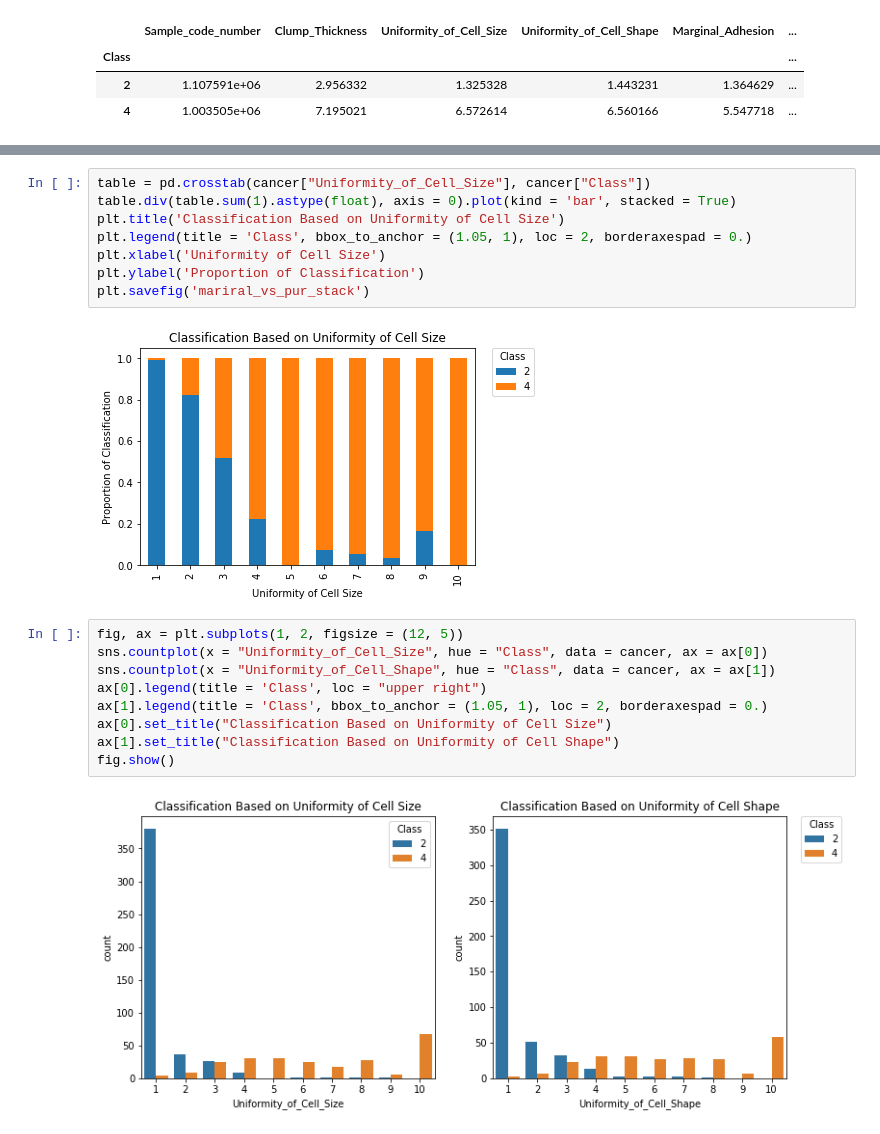
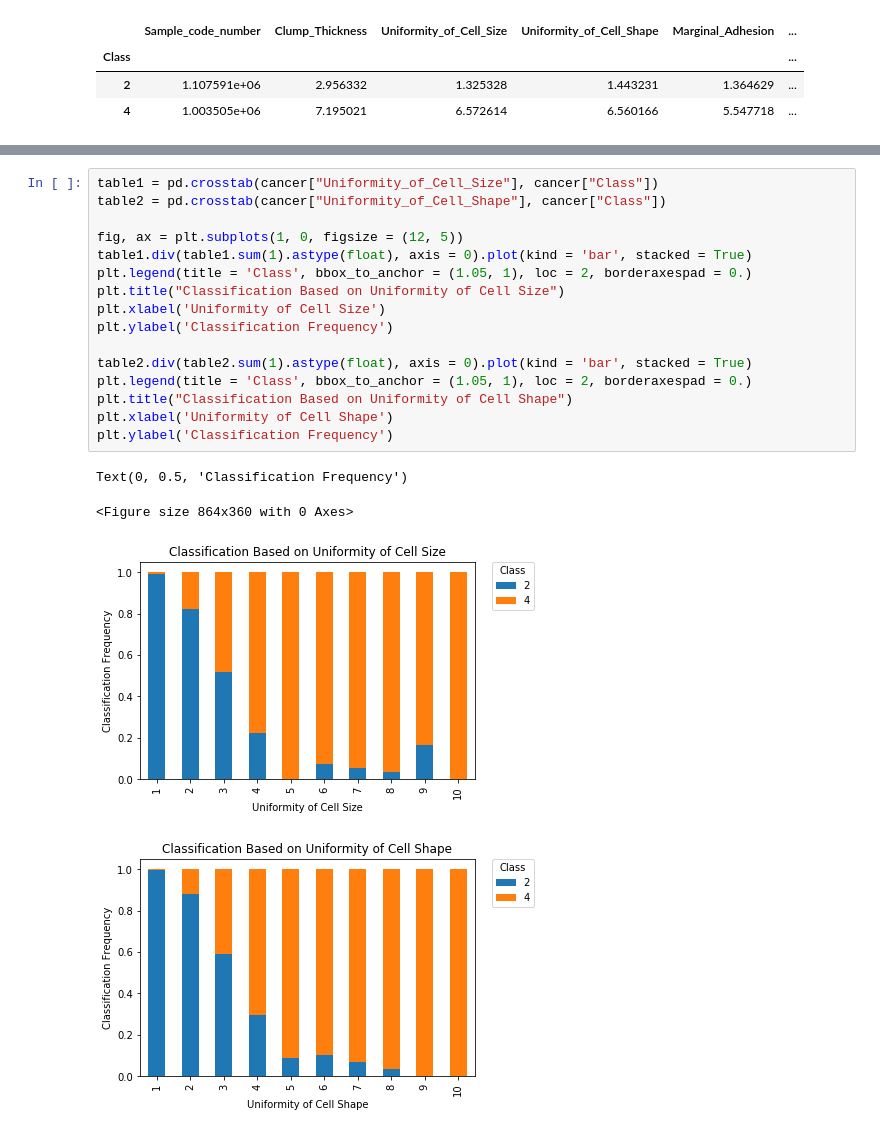
Before and after one commit to PhathuAuti/logreg_cancer, a Jupyter notebook: Predict Breast Cancer.ipynb, the cells around one changed output, grey strips where cells are left out. Cells and saved outputs as stored; diff of their text form.

```diff
--- a/Predict Breast Cancer.ipynb
+++ b/Predict Breast Cancer.ipynb
@@ -100,21 +102,21 @@ plt.savefig('clump_thick')
 # %%
-table = pd.crosstab(cancer["Uniformity_of_Cell_Size"], cancer["Class"])
-table.div(table.sum(1).astype(float), axis = 0).plot(kind = 'bar', stacked = True)
-plt.title('Classification Based on Uniformity of Cell Size')
+table1 = pd.crosstab(cancer["Uniformity_of_Cell_Size"], cancer["Class"])
+table2 = pd.crosstab(cancer["Uniformity_of_Cell_Shape"], cancer["Class"])
+
+fig, ax = plt.subplots(1, 0, figsize = (12, 5))
+table1.div(table1.sum(1).astype(float), axis = 0).plot(kind = 'bar', stacked = True)
 plt.legend(title = 'Class', bbox_to_anchor = (1.05, 1), loc = 2, borderaxespad = 0.)
+plt.title("Classification Based on Uniformity of Cell Size")
 plt.xlabel('Uniformity of Cell Size')
-plt.ylabel('Proportion of Classification')
-plt.savefig('mariral_vs_pur_stack')
+plt.ylabel('Classification Frequency')
+
+table2.div(table2.sum(1).astype(float), axis = 0).plot(kind = 'bar', stacked = True)
+plt.legend(title = 'Class', bbox_to_anchor = (1.05, 1), loc = 2, borderaxespad = 0.)
+plt.title("Classification Based on Uniformity of Cell Shape")
+plt.xlabel('Uniformity of Cell Shape')
+plt.ylabel('Classification Frequency')
 # %% [output]
+Text(0, 0.5, 'Classification Frequency')
+<Figure size 864x360 with 0 Axes>
-[figure, old version]
+[figure, new version]
+[figure, added]
-# %%
-fig, ax = plt.subplots(1, 2, figsize = (12, 5))
-sns.countplot(x = "Uniformity_of_Cell_Size", hue = "Class", data = cancer, ax = ax[0])
-sns.countplot(x = "Uniformity_of_Cell_Shape", hue = "Class", data = cancer, ax = ax[1])
-ax[0].legend(title = 'Class', loc = "upper right")
-ax[1].legend(title = 'Class', bbox_to_anchor = (1.05, 1), loc = 2, borderaxespad = 0.)
-ax[0].set_title("Classification Based on Uniformity of Cell Size")
-ax[1].set_title("Classification Based on Uniformity of Cell Shape")
-fig.show()
-# %% [output]
-[figure, removed]
```
Also changed, not shown: parts of 10 cells of this notebook.
